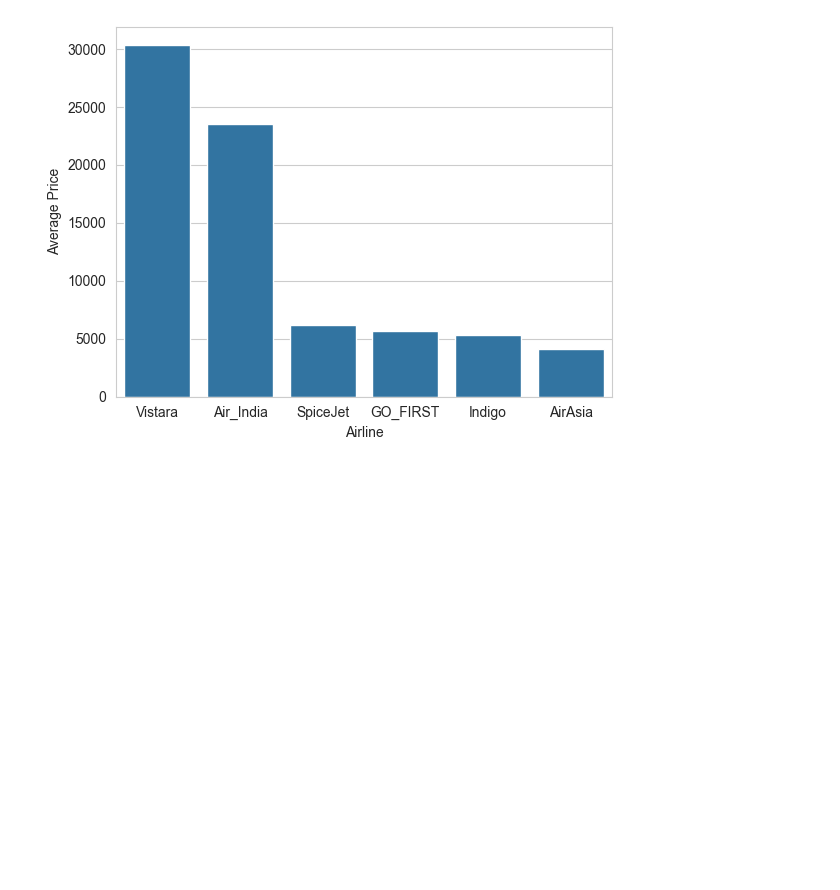
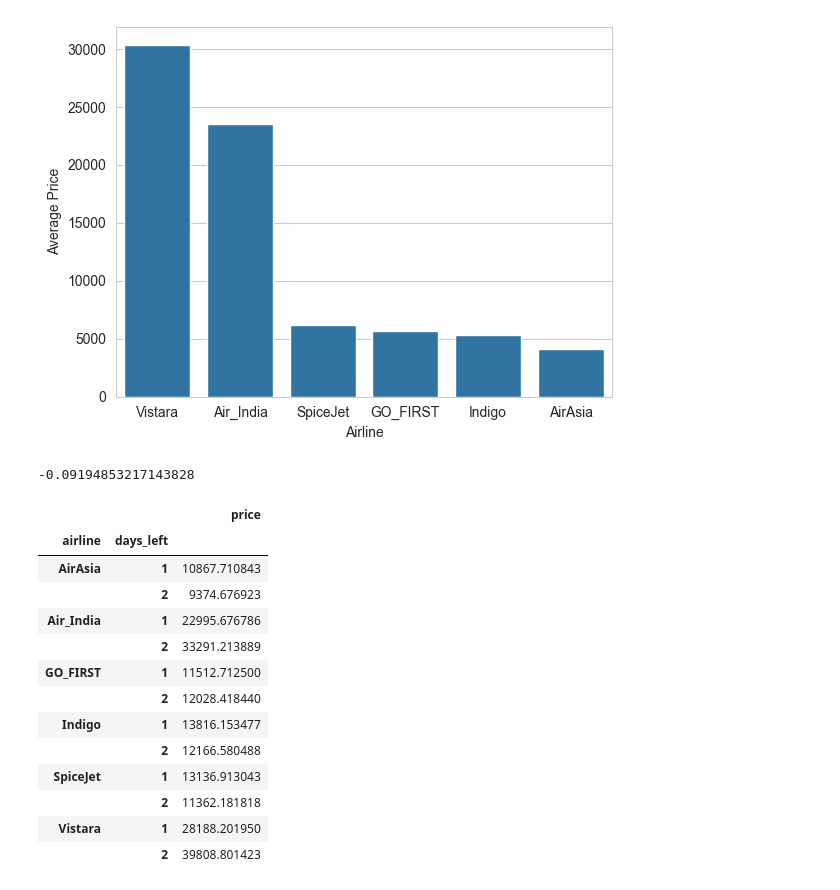
Before and after one commit to gmarinns/flight-price, a Jupyter notebook: Flight-Prices.ipynb, the cells around one changed output. Cells and saved outputs as stored; diff of their text form; code cells hidden in the pictures; blank space fills up the shorter version.

```diff
--- a/Flight-Prices.ipynb
+++ b/Flight-Prices.ipynb
@@ -112,0 +118,24 @@ eu nao
+# %%
+correlation = data['price'].corr(data['days_left'])
+print(correlation
+# %% [output]
+-0.09194853217143828
+# %%
+data_days = data[data['days_left'].isin([1,2])]
+data_days = data_days.groupby(['airline', 'days_left'])[['price']].mean()
+data_days
+# %% [output]
+|  |  | price |
+| airline | days_left |  |
+| AirAsia | 1 | 10867.710843 |
+|  | 2 | 9374.676923 |
+| Air_India | 1 | 22995.676786 |
+|  | 2 | 33291.213889 |
+| GO_FIRST | 1 | 11512.712500 |
+|  | 2 | 12028.418440 |
+| Indigo | 1 | 13816.153477 |
+|  | 2 | 12166.580488 |
+| SpiceJet | 1 | 13136.913043 |
+|  | 2 | 11362.181818 |
+| Vistara | 1 | 28188.201950 |
+|  | 2 | 39808.801423 |
```
Also changed, not shown: parts of 2 cells of this notebook.
